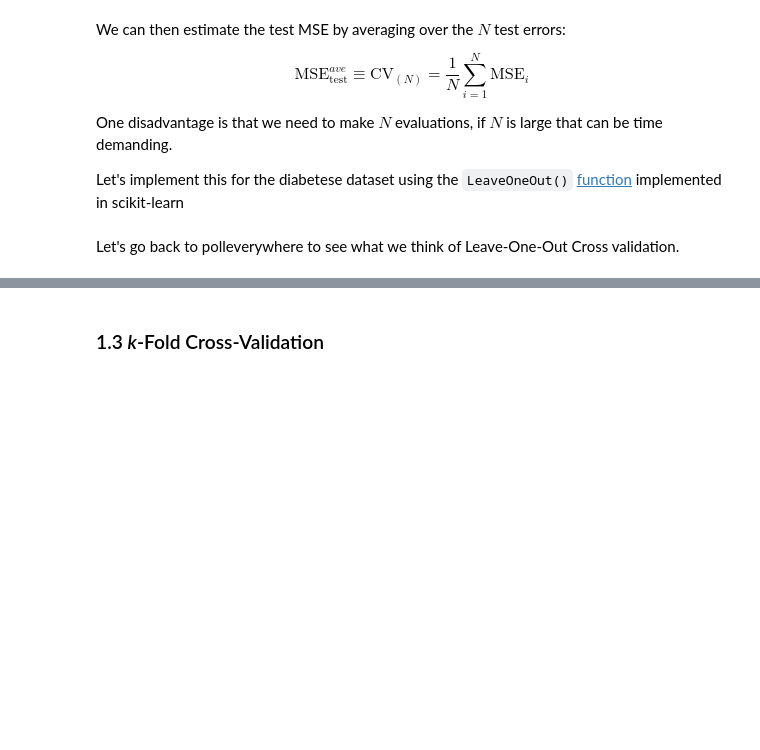
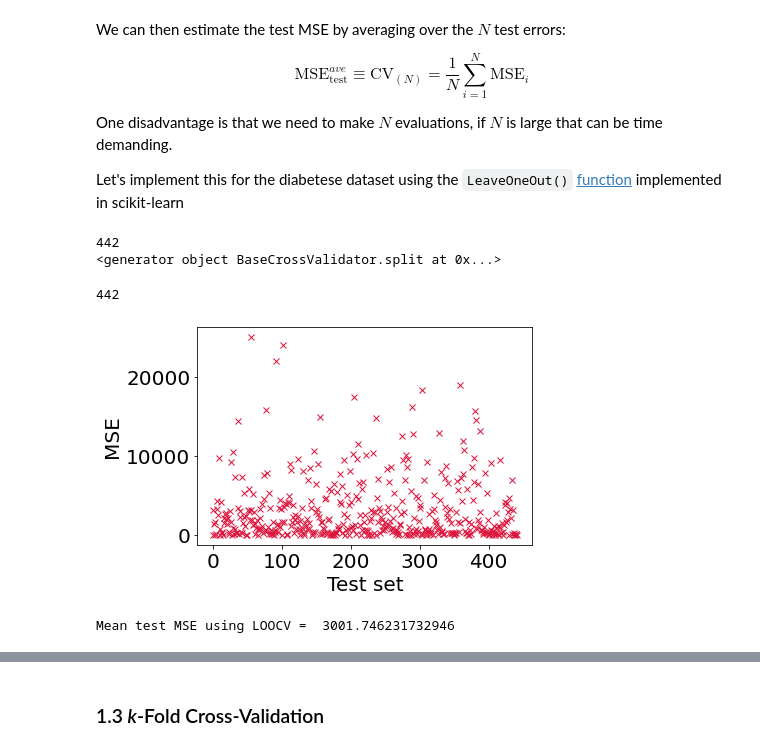
Before and after one commit to UWDIRECT/UWDIRECT.github.io, a Jupyter notebook: Wi22_content/DSMCER/L9_Resampling.ipynb, the cells around one changed output, grey strips where cells are left out. Saved outputs shown, nothing was run; the diff lists cells and outputs as text; code cells hidden in the pictures; blank space fills up the shorter version.

```diff
--- a/Wi22_content/DSMCER/L9_Resampling.ipynb
+++ b/Wi22_content/DSMCER/L9_Resampling.ipynb
@@ -157,2 +143,36 @@ Let's implement this for the diabetese dataset using the `LeaveOneOut()` [functi
-# %% [markdown]
-Let's go back to polleverywhere to see what we think of Leave-One-Out Cross validation.
+# %%
+loo = LeaveOneOut()
+loo.get_n_splits(X)
+print(loo.get_n_splits(X))
+print(loo.split(X))
+# %% [output]
+442
+<generator object BaseCrossValidator.split at 0x...>
+# %%
+MSE_loo = []
+for train_index, test_index in loo.split(X):
+    #print("TRAIN:", train_index, "TEST:", test_index)
+    X_train, X_test = X[train_index], X[test_index]
+    y_train, y_test = y[train_index], y[test_index]
+    #print("X train", X_train, "\nX test",  X_test, "\ny train", y_train, "\ny test", y_test)
+    reg = linear_model.LinearRegression().fit(X_train, y_train)
+    y_predict = reg.predict(X_test)
+    MSE_loo.append(mean_squared_error(y_test, y_predict))
+
+print(len(MSE_loo))
+# %% [output]
+442
+# %%
+plt.figure()
+plt.plot(MSE_loo,'x',color='crimson')
+plt.xlabel('Test set')
+plt.ylabel('MSE')
+plt.show()
+# %% [output]
+[figure, added]
+# %%
+CV_mean_MSE = 1/len(y) * np.sum(MSE_loo)
+
+print("Mean test MSE using LOOCV = ", CV_mean_MSE)
+# %% [output]
+Mean test MSE using LOOCV =  3001.746231732946
```
Also changed, not shown: parts of 35 cells of this notebook, 1 other file.
